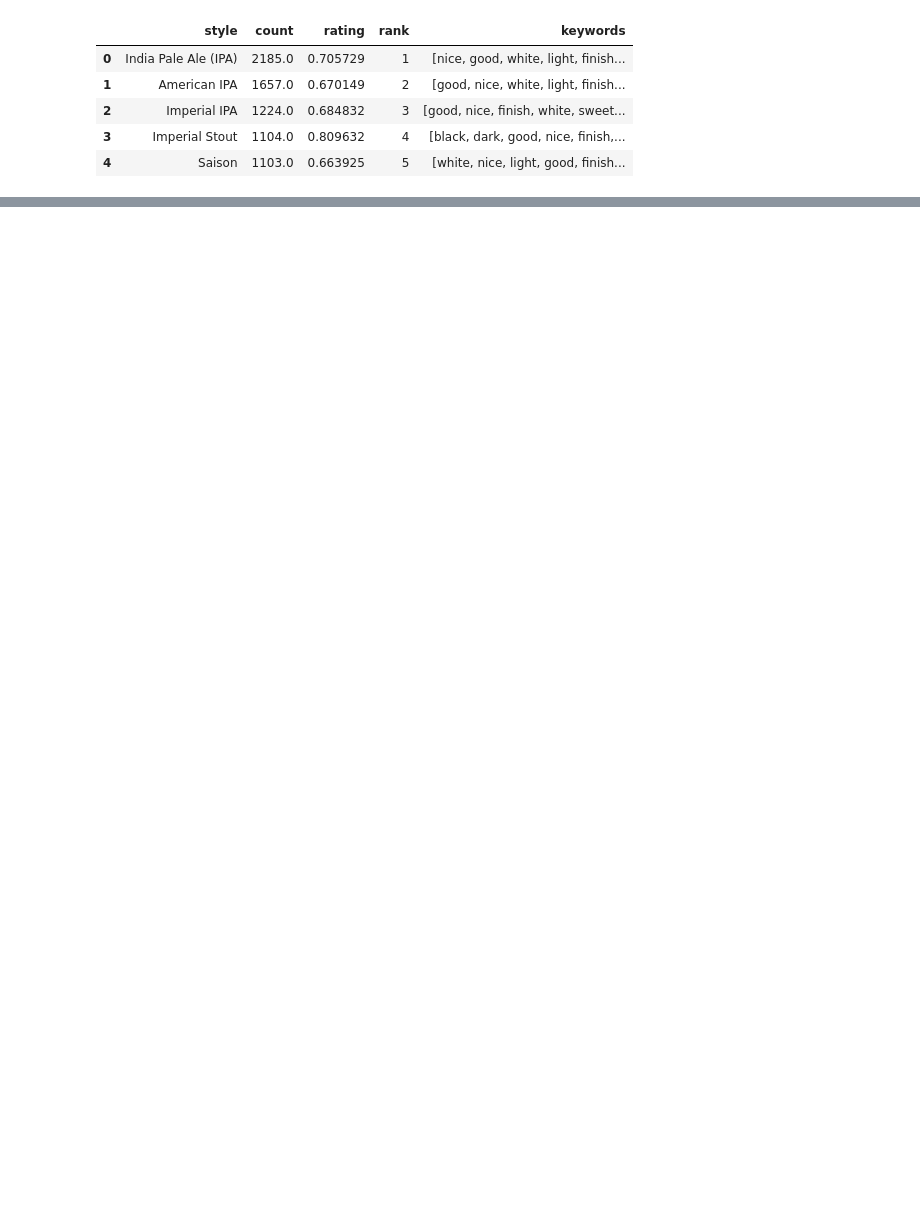
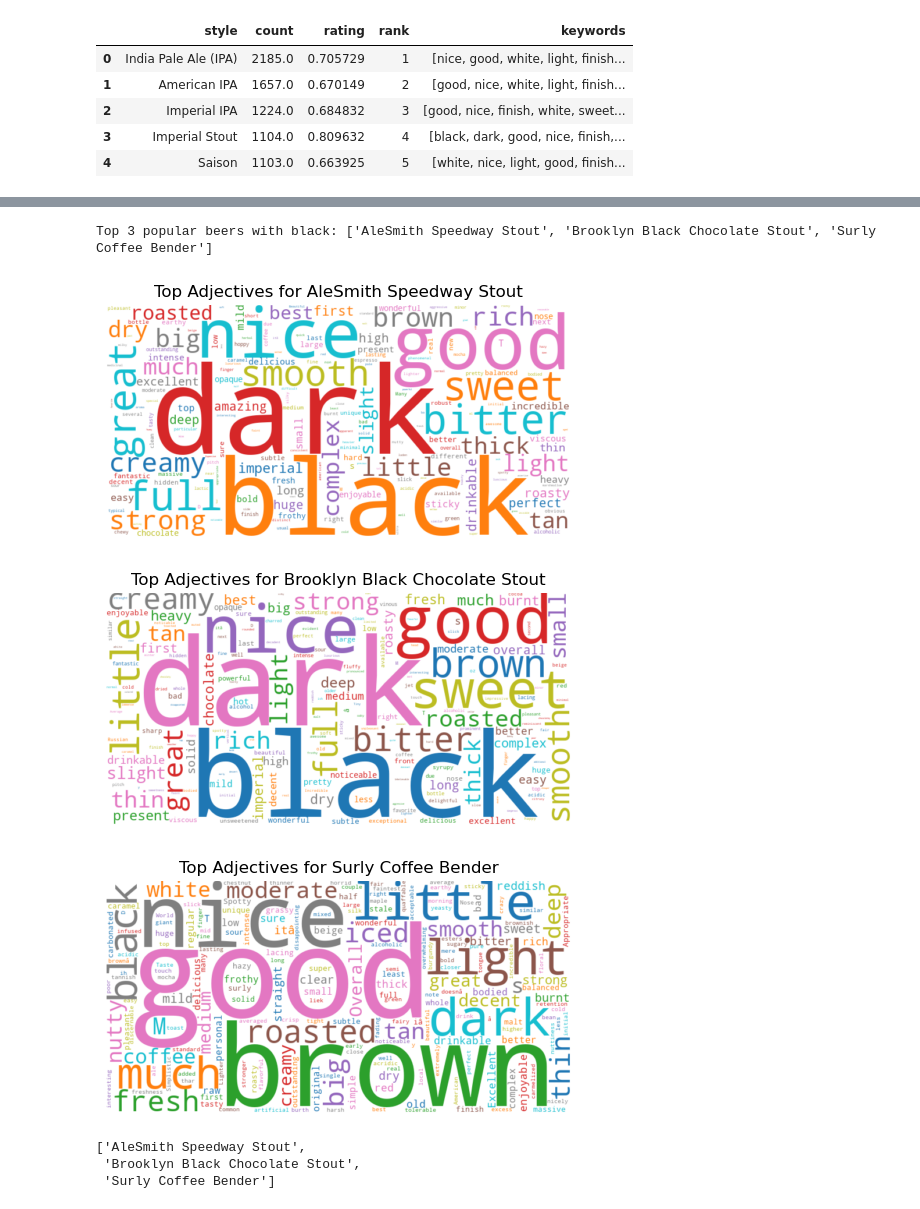
Before and after one commit to epfl-ada/ada-2023-project-badanalysist, a Jupyter notebook: preprocessing.ipynb, the cells around one changed output, grey strips where cells are left out. Drawn from its saved outputs; the diff is of its cells as text; code cells hidden in the pictures; blank space fills up the shorter version.

```diff
--- a/preprocessing.ipynb
+++ b/preprocessing.ipynb
@@ -1221,0 +1263,10 @@ vis_adj_cloud_beer_name('AleSmith Speedway Stout')
+# %%
+recommendation("keyword", "beer_name", "black")
+# %% [output]
+Top 3 popular beers with black: ['AleSmith Speedway Stout', 'Brooklyn Black Chocolate Stout', 'Surly Coffee Bender']
+[figure, added]
+[figure, added]
+[figure, added]
+['AleSmith Speedway Stout',
+ 'Brooklyn Black Chocolate Stout',
+ 'Surly Coffee Bender']
```
Also changed, not shown: parts of 6 cells of this notebook, 1 other file.
